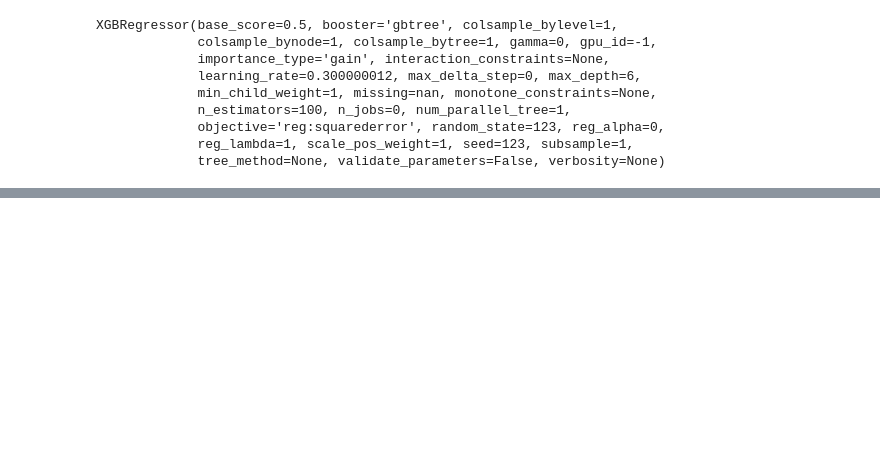
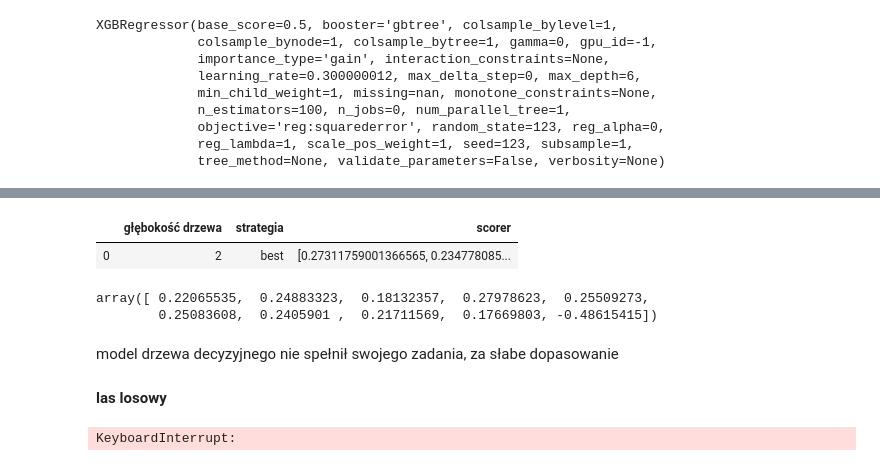
Before and after one commit to infoshareacademy/jdsz5-paulin, a Jupyter notebook: ml/housing_data.ipynb, the cells around one changed output, grey strips where cells are left out. Drawn from its saved outputs; the diff is of its cells as text; code cells hidden in the pictures; blank space fills up the shorter version.

```diff
--- a/ml/housing_data.ipynb
+++ b/ml/housing_data.ipynb
@@ -301,2 +366,0 @@ onehotencoder = OneHotEncoder(categories='auto')
-# %%
-y = onehotencoder.fit_transform(Y.reshape(-1,1))
@@ -363,0 +387,28 @@ df.groupby(df.main_type_name)['id'].count()
+# %%
+best_variables=pd.DataFrame()
+for i in max_depth:
+    for s in splitter:
+        regressor = DecisionTreeRegressor(max_depth=i,splitter=s,random_state=123)
+
+        cv_results = cross_validate(regressor, x_norm, y, cv=10)
+        sorted(cv_results)
+
+        best_variables1=pd.DataFrame({'głębokość drzewa': [i],
+                                     'strategia': [s],
+                                     'scorer':[cv_results['test_score']]})
+
+        best_variables=pd.concat([best_variables,best_variables1])
+# %%
+best_variables.head(1)
+# %% [output]
+|  | głębokość drzewa | strategia | scorer |
+| 0 | 2 | best | [0.27311759001366565, 0.234778085... |
+# %%
+best_variables['scorer'].mean()
+# %% [output]
+array([ 0.22065535,  0.24883323,  0.18132357,  0.27978623,  0.25509273,
+        0.25083608,  0.2405901 ,  0.21711569,  0.17669803, -0.48615415])
+# %% [markdown]
+model drzewa decyzyjnego nie spełnił swojego zadania, za słabe dopasowanie
+# %% [markdown]
+**las losowy**
@@ -363,0 +419,17 @@ df.groupby(df.main_type_name)['id'].count()
+# %%
+from sklearn.model_selection import GridSearchCV
+
+params = {
+    # "min_samples_split": range(2, 21, 2),
+    # "min_samples_leaf": range(1, 21, 2),
+      "n_estimators": [3, 5, 7],
+      "max_depth": range(3, 6, 3),
+      "criterion": ['mae', 'mse']
+ }
+
+forest = RandomForestRegressor()
+rf_regressor_search = GridSearchCV(forest, params, cv=5)
+rf_regressor_search.fit(train_x, train_y)
+rf_regressor_search.best_params_
+# %% [output]
+KeyboardInterrupt:
```
Also changed, not shown: parts of 90 cells of this notebook.
